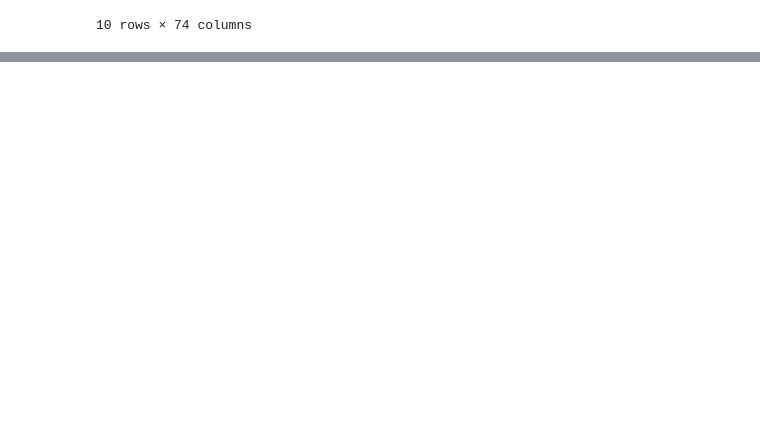
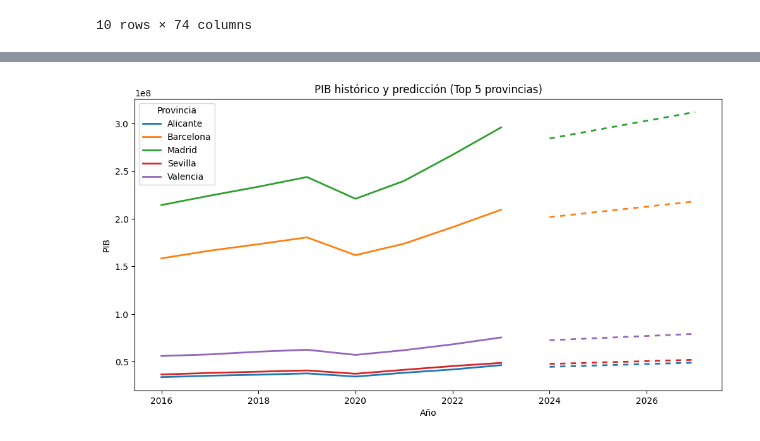
Before and after one commit to blancagomezsanz/Practica2-Tipologia-y-ciclo-de-vida-de-los-datos-, a Jupyter notebook: practica2_tipologia.ipynb, the cells around one changed output, grey strips where cells are left out. Drawn from its saved outputs; the diff is of its cells as text; code cells hidden in the pictures; blank space fills up the shorter version.

```diff
--- a/practica2_tipologia.ipynb
+++ b/practica2_tipologia.ipynb
@@ -276,0 +481,36 @@ df['Renta_neta_media_persona_2022'].iloc[0]
+# %%
+top5 = (
+    df_pred[df_pred["Año"] == 2027]
+    .sort_values("PIB_pred", ascending=False)
+    .head(5)["Provincia"]
+)
+df_plot = df_plot[df_plot["Provincia"].isin(top5)]
+# %%
+plt.figure(figsize=(12, 6))
+
+sns.lineplot(
+    data=df_plot[df_plot["Tipo"] == "Real"],
+    x="Año",
+    y="Valor",
+    hue="Provincia",
+    linewidth=2
+)
+
+sns.lineplot(
+    data=df_plot[df_plot["Tipo"] == "Predicción"],
+    x="Año",
+    y="Valor",
+    hue="Provincia",
+    linestyle=(0, (3, 3)),  # guiones cortos repetidos
+    linewidth=2,
+    legend=False
+)
+
+
+plt.title("PIB histórico y predicción (Top 5 provincias)")
+plt.xlabel("Año")
+plt.ylabel("PIB")
+
+plt.show()
+# %% [output]
+[figure, added]
```
Also changed, not shown: parts of 13 cells of this notebook, 1 other file.
